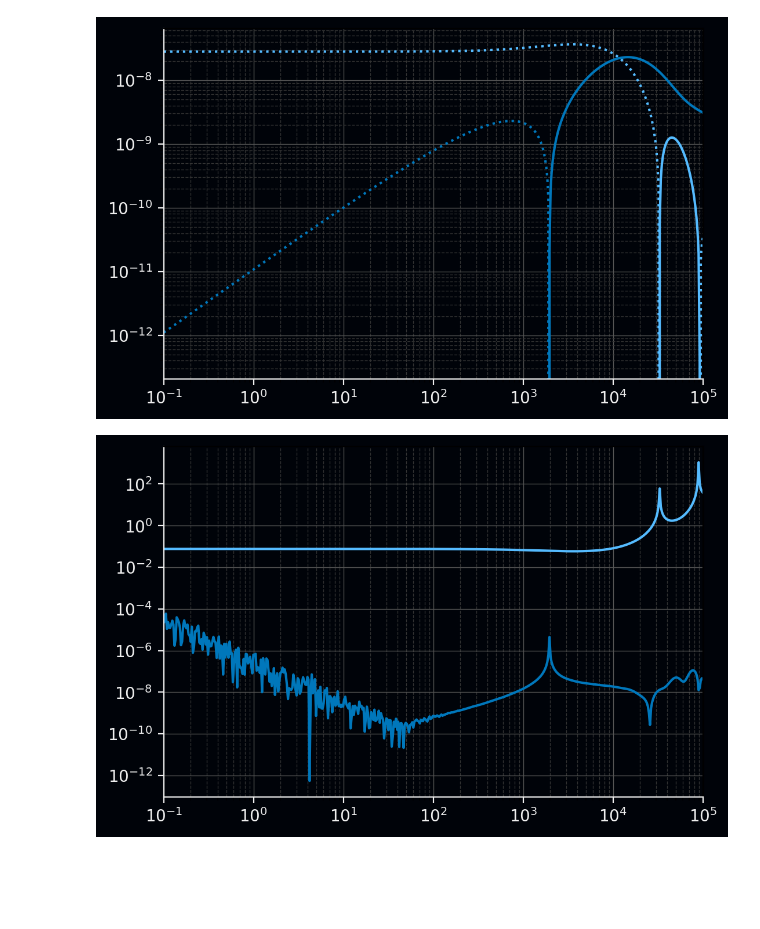
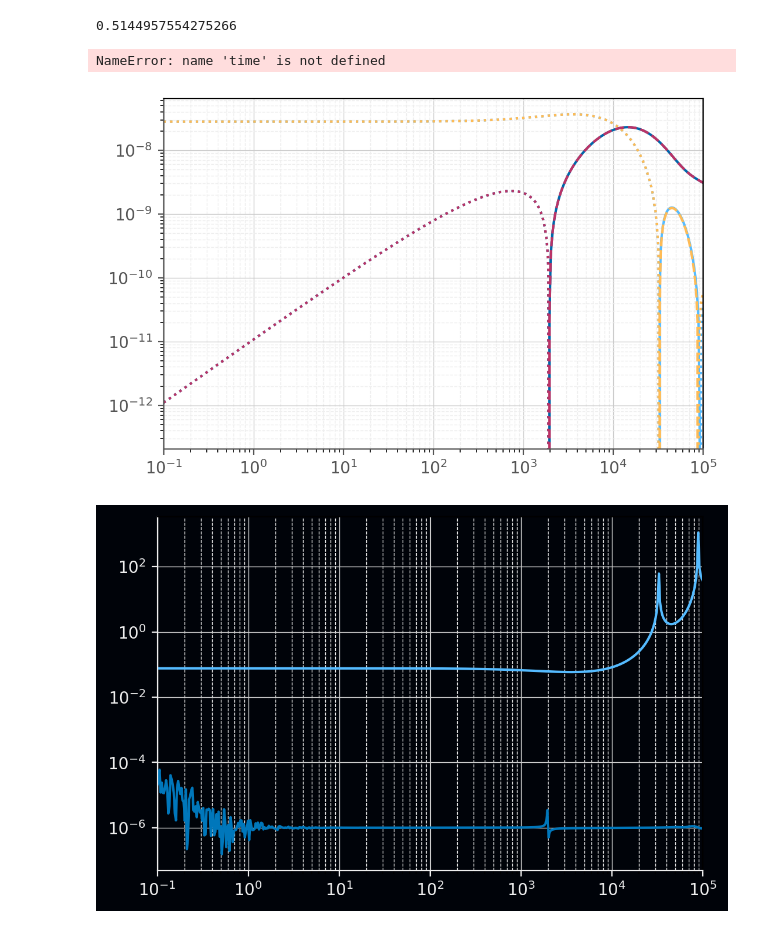
Before and after one commit to WasedaGeophysics/emulatte, a Jupyter notebook: example/playgrounds.ipynb, the cells around one changed output. Saved outputs shown, nothing was run; the diff lists cells and outputs as text; code cells hidden in the pictures; blank space fills up the shorter version.

```diff
--- a/example/playgrounds.ipynb
+++ b/example/playgrounds.ipynb
@@ -13,25 +74,51 @@ from emulatte.halfspace import analytical
+# %%
+30 / (30 ** 2 + 50 ** 2)** 0.5
+# %% [output]
+0.5144957554275266
+# %%
+start_time = time.perf_counter()
+thick = [1000, 100]
+res = [100, 1, 100]
+freq = np.logspace(-2,5,400)
+src = [[-500, 0, 0.01], [500, 0, 0.01]]
+rec = [0, 1000, 0]
+EH = "H"
+xyz = "y"
+
+vmd = GroundedWire(1, 1)
+model = emu.create_model(thick)
+model.set_params(res)
+model.set_source(vmd, src)
+model.change_dlf_filter(hankel_dlf="anderson_801")
+em_gw = model.fdem(EH, xyz, rec, freq)
+
+end_time = time.perf_counter()
+elapsed_time = end_time - start_time
+# %% [output]
+NameError: name 'time' is not defined
 # %%
 thick = []
 res = [100]
 freq = np.logspace(-1, 5, 500)
 src = [0, 0, 0]
 rec = [100, 100, 0]
 
 vmd = VMD(1)
 model = emu.create_model(thick)
 model.set_params(res)
 model.set_source(vmd, src)
 hz = model.fdem("H", "z", rec, freq)
 
-fig = stylishplot.fdem_plot(freq, hz)
+hz_ideal = analytical.SurfaceVMD(res[0], rec[:2]).fdem_hz(freq)
+
+fig = stylishplot.fdem_plot(freq, hz, hz_ideal)
 plt.show()
 
-hz_ideal = analytical.SurfaceVMD(res[0], rec[:2]).fdem_hz(freq)
 fig = stylishplot.fdem_rel_error_plot(freq, hz, hz_ideal)
 plt.show()
 # %% [output]
-[figure, old version]
+[figure, new version]
-[figure, old version]
+[figure, new version]
 # %%
 thick = []
 res = [100]
```
Also changed, not shown: parts of 15 cells of this notebook, 12 other files.
